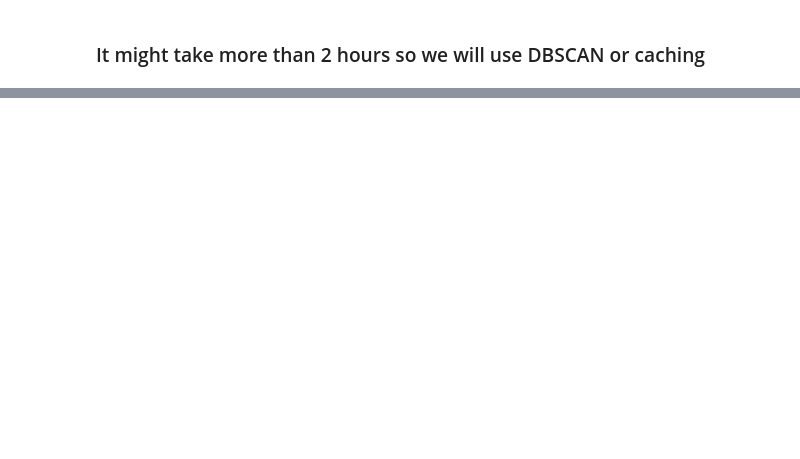
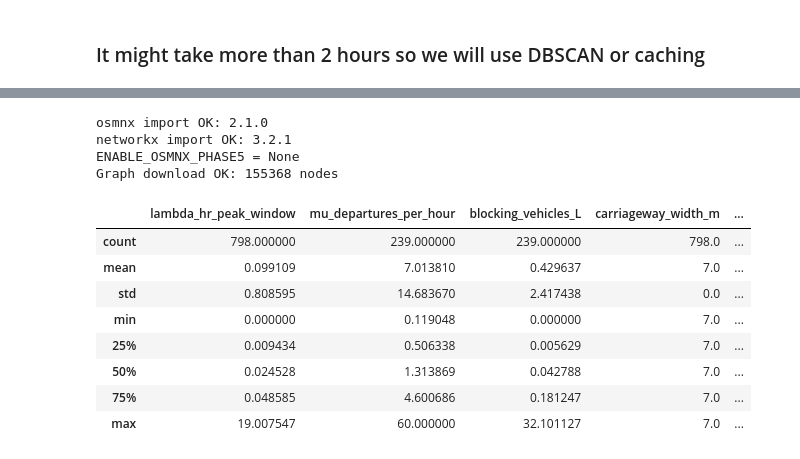
Before and after one commit to icemberg/Poor-Visibility-on-Parking-Induced-Congestion, a Jupyter notebook: AI_Parking_violation.ipynb, the cells around one changed output, grey strips where cells are left out. Saved outputs shown, nothing was run; the diff lists cells and outputs as text; code cells hidden in the pictures; blank space fills up the shorter version.

```diff
--- a/AI_Parking_violation.ipynb
+++ b/AI_Parking_violation.ipynb
@@ -3925,0 +7032,40 @@ files.download(zip_filename)
+# %%
+import osmnx as ox, networkx as nx, os
+print("osmnx import OK:", ox.__version__)
+print("networkx import OK:", nx.__version__)
+print("ENABLE_OSMNX_PHASE5 =", os.environ.get("ENABLE_OSMNX_PHASE5"))
+try:
+    G = ox.graph_from_place("Bengaluru, Karnataka, India", network_type="drive", simplify=True, retain_all=False)
+    print("Graph download OK:", G.number_of_nodes(), "nodes")
+except Exception as e:
+    print("Graph download FAILED:", repr(e))
+# %% [output]
+osmnx import OK: 2.1.0
+networkx import OK: 3.2.1
+ENABLE_OSMNX_PHASE5 = None
+Graph download OK: 155368 nodes
+# %%
+cluster_table[
+[
+'lambda_hr_peak_window',
+'mu_departures_per_hour',
+'blocking_vehicles_L',
+
+'carriageway_width_m',
+'capacity_loss_pct',
+'base_capacity_pcu_hr',
+'criticality_factor',
+'growth_multiplier',
+'delay_minutes_per_vehicle'
+]
+].describe()
+# %% [output]
+|  | lambda_hr_peak_window | mu_departures_per_hour | blocking_vehicles_L | carriageway_width_m | ... |
+| count | 798.000000 | 239.000000 | 239.000000 | 798.0 | ... |
+| mean | 0.099109 | 7.013810 | 0.429637 | 7.0 | ... |
+| std | 0.808595 | 14.683670 | 2.417438 | 0.0 | ... |
+| min | 0.000000 | 0.119048 | 0.000000 | 7.0 | ... |
+| 25% | 0.009434 | 0.506338 | 0.005629 | 7.0 | ... |
+| 50% | 0.024528 | 1.313869 | 0.042788 | 7.0 | ... |
+| 75% | 0.048585 | 4.600686 | 0.181247 | 7.0 | ... |
+| max | 19.007547 | 60.000000 | 32.101127 | 7.0 | ... |
```
Also changed, not shown: parts of 22 cells of this notebook, 3 other files.
